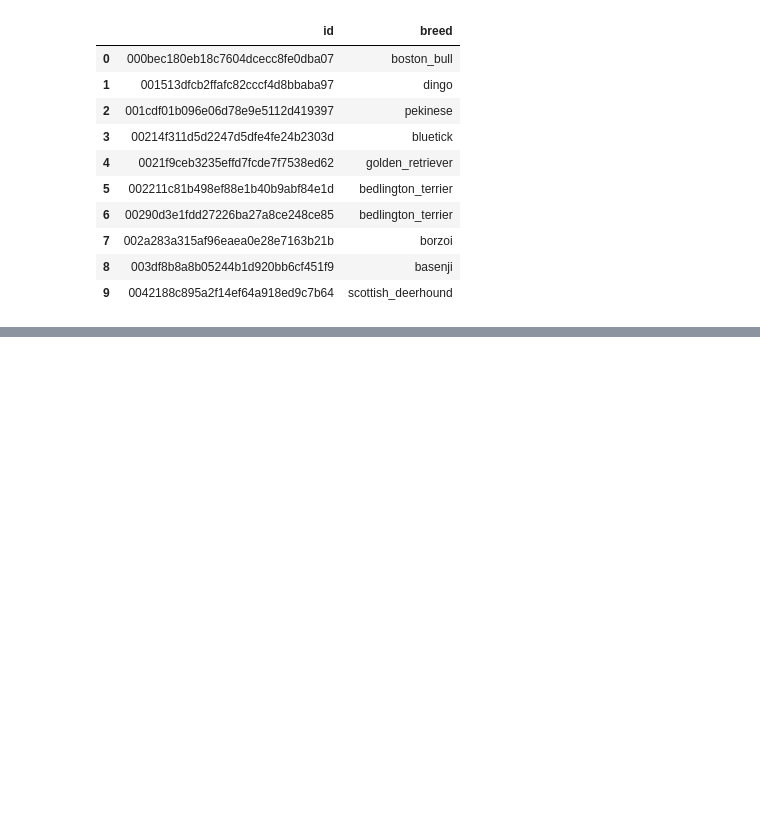
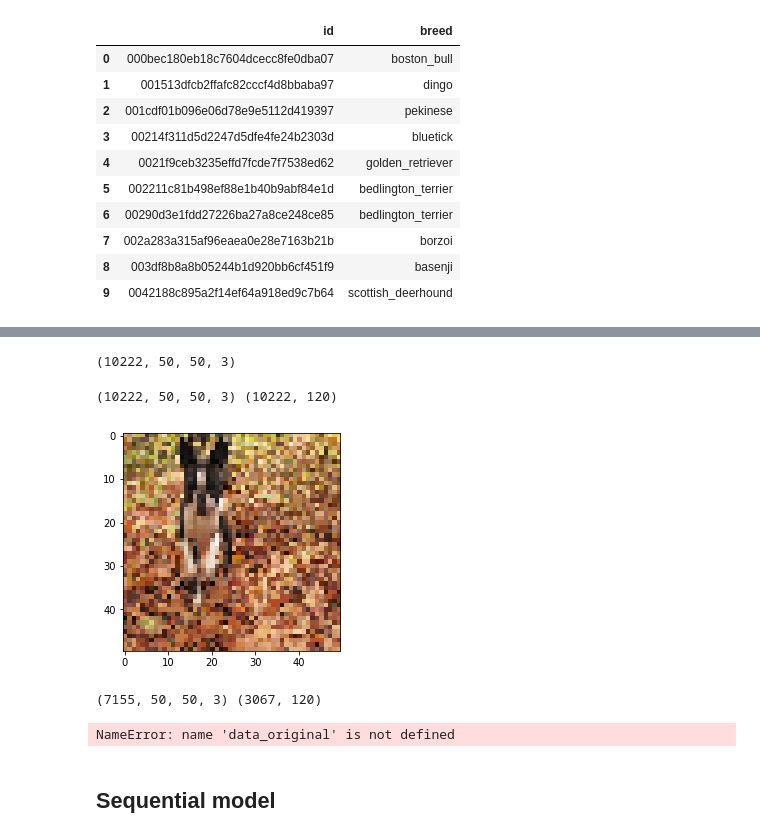
Before and after one commit to PierreGent/deeplearningProject, a Jupyter notebook: DescriptionDonnees.ipynb, the cells around one changed output, grey strips where cells are left out. Cells and saved outputs as stored; diff of their text form; code cells hidden in the pictures; blank space fills up the shorter version.

```diff
--- a/DescriptionDonnees.ipynb
+++ b/DescriptionDonnees.ipynb
@@ -81,0 +94,6 @@ plt.show()
+# %%
+labels_df = pd.get_dummies(data_frame['breed'])
+labels = labels_df.values
+
+print(labels.shape)
+labels[0]
@@ -81,0 +108,52 @@ plt.show()
+# %%
+# Only for imges without flipped images
+data = np.array([img_to_array(load_img('./dog-breed-identification/train/%s.jpg'%img, target_size=(img_width, img_height), color_mode='rgb')) for img in data_frame['id'].values.tolist()]).astype(np.int16)
+print(data.shape)
+
+
+# For images and flipped images
+#data_original = np.array([img_to_array(load_img('./dog-breed-identification/train/%s.jpg'%img, target_size=(img_width, img_height), color_mode='rgb')) for img in data_frame['id'].values.tolist()]).astype(np.int16)
+#data_flipped_lr = np.array(list(map(np.fliplr, data_original)))
+#data_flipped_ud = np.array(list(map(np.flipud, data_original)))
+#data_flipped_lr_ud = np.array(list(map(np.flipud, data_flipped_lr)))
+#print(data_original.shape, data_flipped_lr.shape, data_flipped_ud.shape, data_flipped_lr_ud.shape)
+# %% [output]
+(10222, 50, 50, 3)
+# %%
+# Only for imges without flipped images
+data = np.true_divide(data, 255, dtype=np.float64)
+print(data.shape, labels.shape)
+plt.imshow(data[0].reshape(img_width, img_height, 3))
+plt.show()
+
+
+# For images and flipped images
+#data = np.concatenate((data_original, data_flipped_lr, data_flipped_ud, data_flipped_lr_ud),axis=0)
+#data = np.true_divide(data, 255, dtype=np.float64)
+#labels = np.concatenate((labels, labels, labels, labels), axis=0)
+#print(data.shape, labels.shape)
+#plt.imshow(data[0].reshape(img_width, img_height, 3))
+#plt.show()
+#plt.imshow(data[10222].reshape(img_width, img_height, 3))
+#plt.show()
+#plt.imshow(data[20444].reshape(img_width, img_height, 3))
+#plt.show()
+#plt.imshow(data[30666].reshape(img_width, img_height, 3))
+#plt.show()
+# %% [output]
+(10222, 50, 50, 3) (10222, 120)
+[figure, added]
+# %%
+x_train, x_test, y_train, y_test = train_test_split(data, labels, test_size=0.3)
+print(x_train.shape, y_test.shape)
+
+del data
+del labels
+del data_original
+del data_flipped_lr
+del data_flipped_ud
+# %% [output]
+(7155, 50, 50, 3) (3067, 120)
+NameError: name 'data_original' is not defined
+# %% [markdown]
+## Sequential model
```
Also changed, not shown: parts of 19 cells of this notebook, 1 other file.
